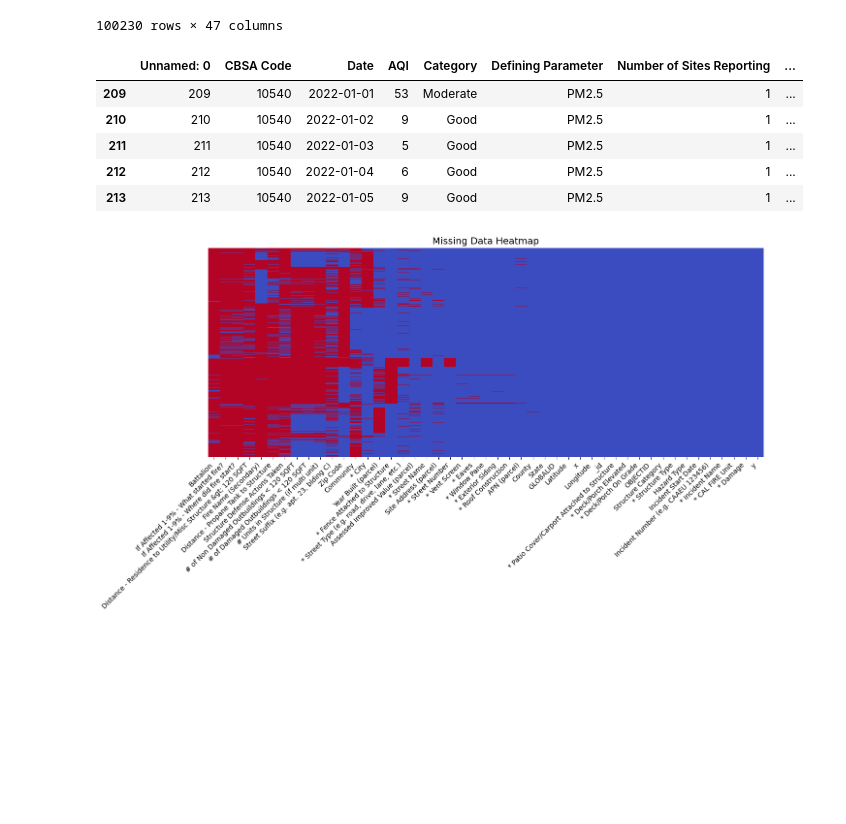
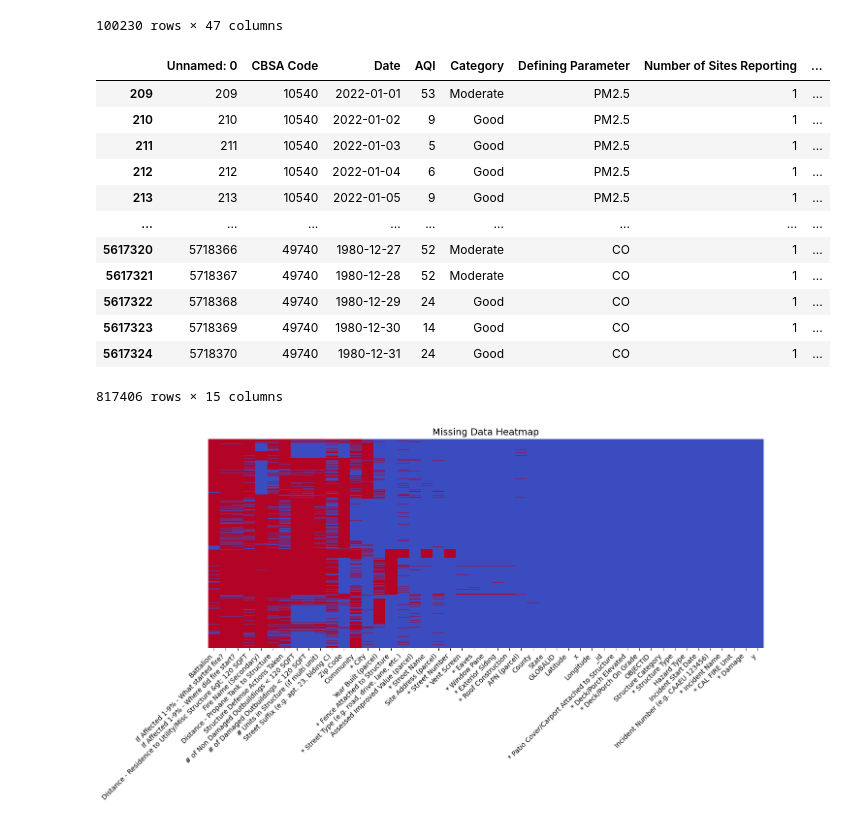
Before and after one commit to marvinkassabian/wildfire-aqi-analysis, a Jupyter notebook: notebooks/preprocess.ipynb, the cells around one changed output. Saved outputs shown, nothing was run; the diff lists cells and outputs as text; code cells hidden in the pictures; blank space fills up the shorter version.

```diff
--- a/notebooks/preprocess.ipynb
+++ b/notebooks/preprocess.ipynb
@@ -27,17 +28,24 @@ display(wildfire_df)
 # %%
 aqi_df = pd.read_csv("data/raw/us-air-quality/US_AQI.csv", low_memory=False)
 
 neighboring_states = ["CA", "OR", "NV", "AZ"]  # State codes
 aqi_neighbors_df = aqi_df[aqi_df["state_id"].isin(neighboring_states)]
 
-aqi_neighbors_df.head()
+aqi_neighbors_df
 # %% [output]
 |  | Unnamed: 0 | CBSA Code | Date | AQI | Category | Defining Parameter | Number of Sites Reporting | ... |
 | 209 | 209 | 10540 | 2022-01-01 | 53 | Moderate | PM2.5 | 1 | ... |
 | 210 | 210 | 10540 | 2022-01-02 | 9 | Good | PM2.5 | 1 | ... |
 | 211 | 211 | 10540 | 2022-01-03 | 5 | Good | PM2.5 | 1 | ... |
 | 212 | 212 | 10540 | 2022-01-04 | 6 | Good | PM2.5 | 1 | ... |
 | 213 | 213 | 10540 | 2022-01-05 | 9 | Good | PM2.5 | 1 | ... |
+| ... | ... | ... | ... | ... | ... | ... | ... | ... |
+| 5617320 | 5718366 | 49740 | 1980-12-27 | 52 | Moderate | CO | 1 | ... |
+| 5617321 | 5718367 | 49740 | 1980-12-28 | 52 | Moderate | CO | 1 | ... |
+| 5617322 | 5718368 | 49740 | 1980-12-29 | 24 | Good | CO | 1 | ... |
+| 5617323 | 5718369 | 49740 | 1980-12-30 | 14 | Good | CO | 1 | ... |
+| 5617324 | 5718370 | 49740 | 1980-12-31 | 24 | Good | CO | 1 | ... |
+817406 rows × 15 columns
 # %%
 import seaborn as sns
 import matplotlib.pyplot as plt
```
Also changed, not shown: parts of 1 cell of this notebook.
